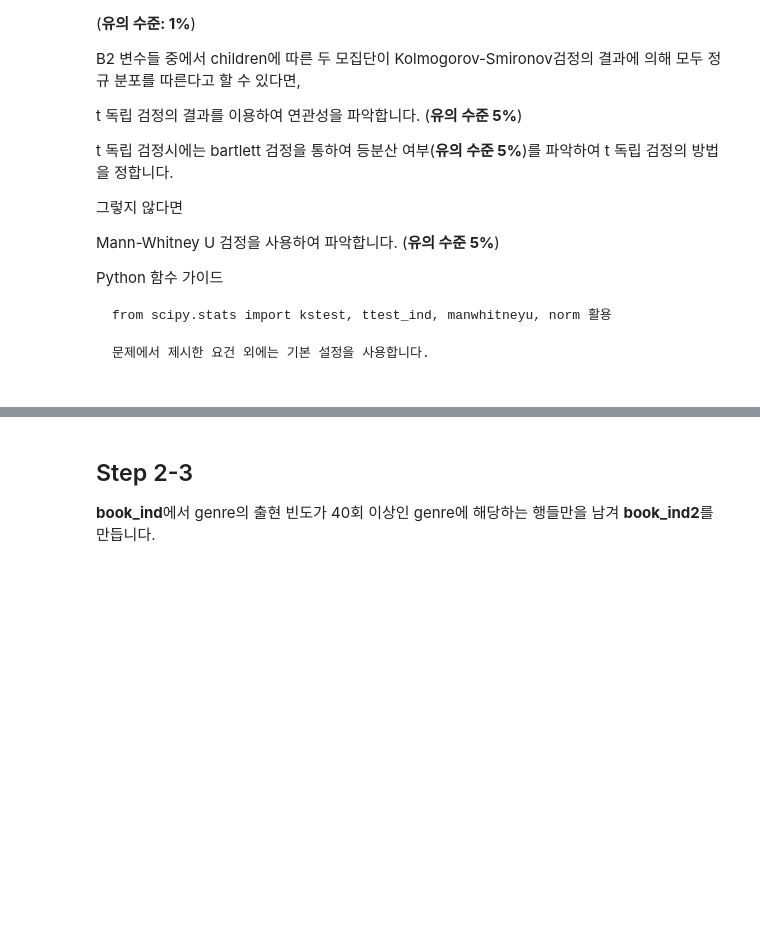
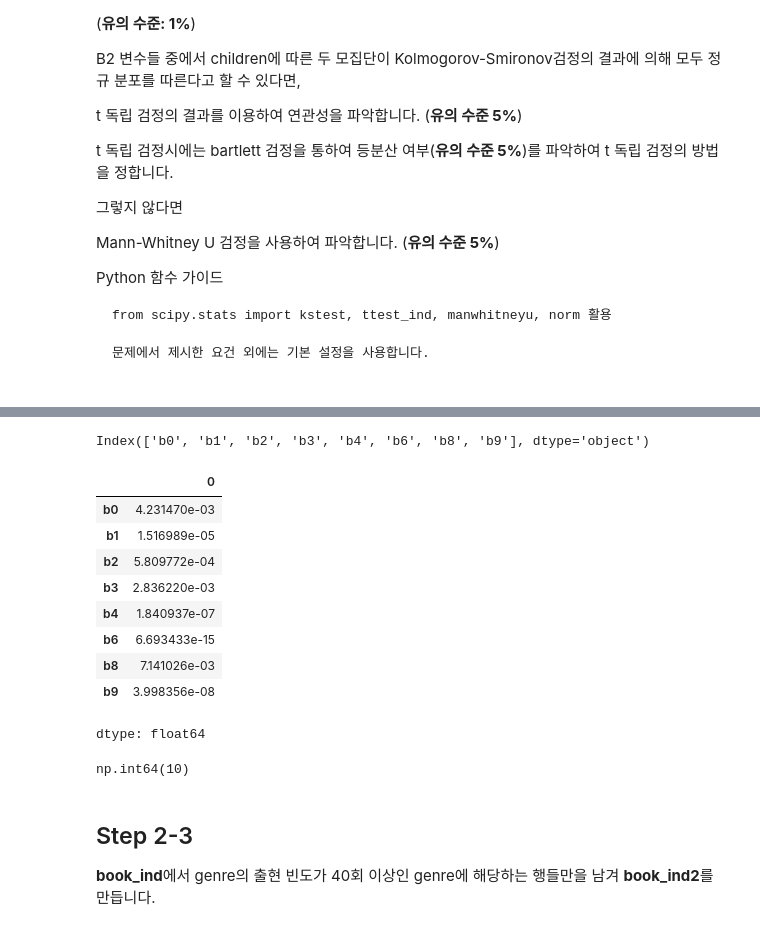
Before and after one commit to sunkusun9/DS_prob1_2510, a Jupyter notebook: prob_solution.ipynb, the cells around one changed output, grey strips where cells are left out. Saved outputs shown, nothing was run; the diff lists cells and outputs as text; code cells hidden in the pictures; blank space fills up the shorter version.

```diff
--- a/prob_solution.ipynb
+++ b/prob_solution.ipynb
@@ -1039,3 +1104,29 @@ from scipy.stats import kstest, ttest_ind, manwhitneyu, norm 활용
+# %%
+s_t = (df_kstest_pvalue >= 0.01).all()
+s_m = s_t.loc[~s_t].index
+s_m
+# %% [output]
+Index(['b0', 'b1', 'b2', 'b3', 'b4', 'b6', 'b8', 'b9'], dtype='object')
+# %%
+s_mann = df_children_B[s_t.loc[s_m].index.tolist()].apply(
+    lambda x: mannwhitneyu(x[0], x[1]).pvalue, axis = 0
+)
+s_mann
+# %% [output]
+|  | 0 |
+| b0 | 4.231470e-03 |
+| b1 | 1.516989e-05 |
+| b2 | 5.809772e-04 |
+| b3 | 2.836220e-03 |
+| b4 | 1.840937e-07 |
+| b6 | 6.693433e-15 |
+| b8 | 7.141026e-03 |
+| b9 | 3.998356e-08 |
+dtype: float64
+# %%
+(s_ttest < 0.05).sum() + (s_mann < 0.05).sum()
+# %% [output]
+np.int64(10)
 # %% [markdown]
 ## Step 2-3
 
```
Also changed, not shown: parts of 7 cells of this notebook.
